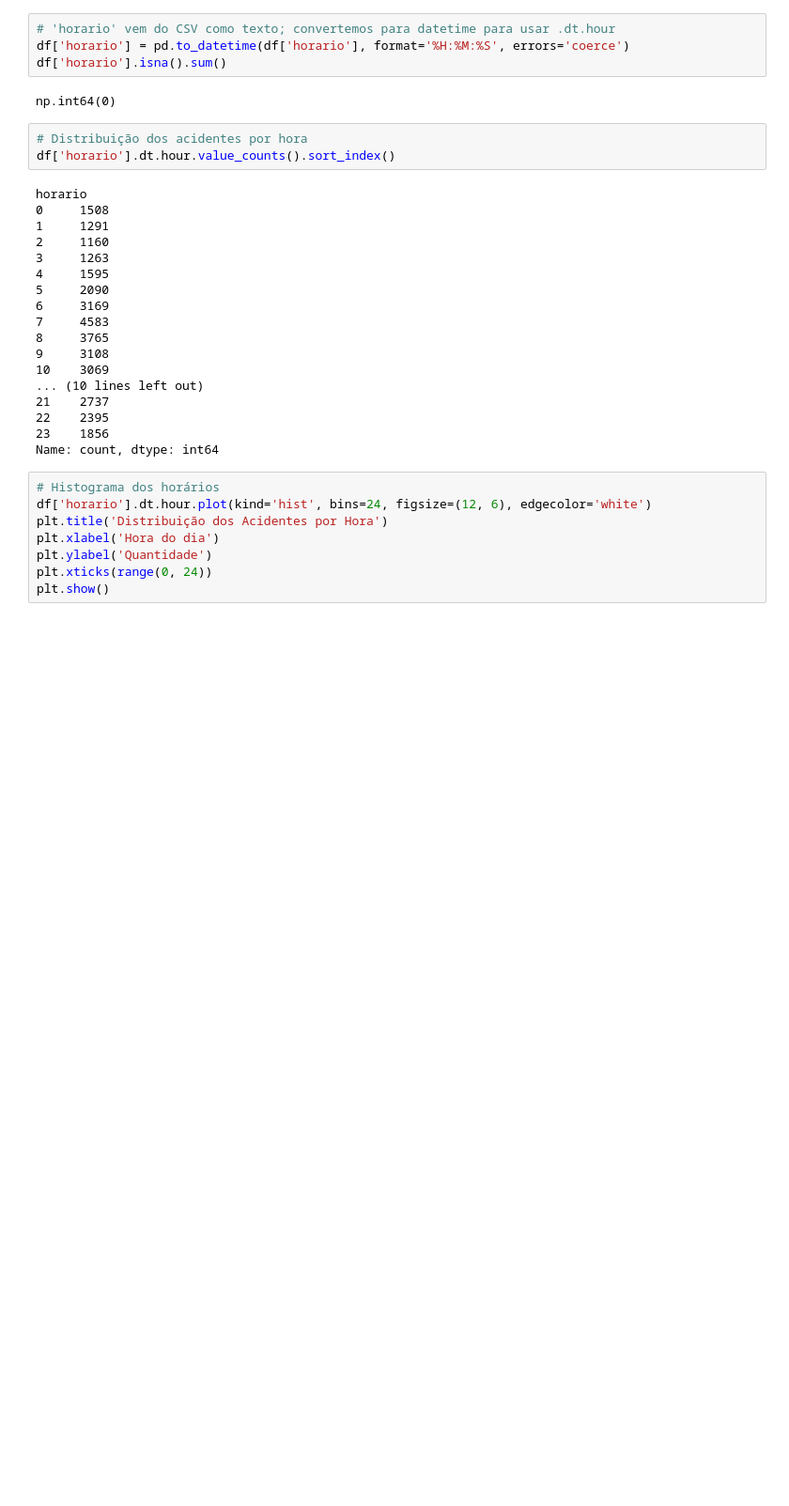
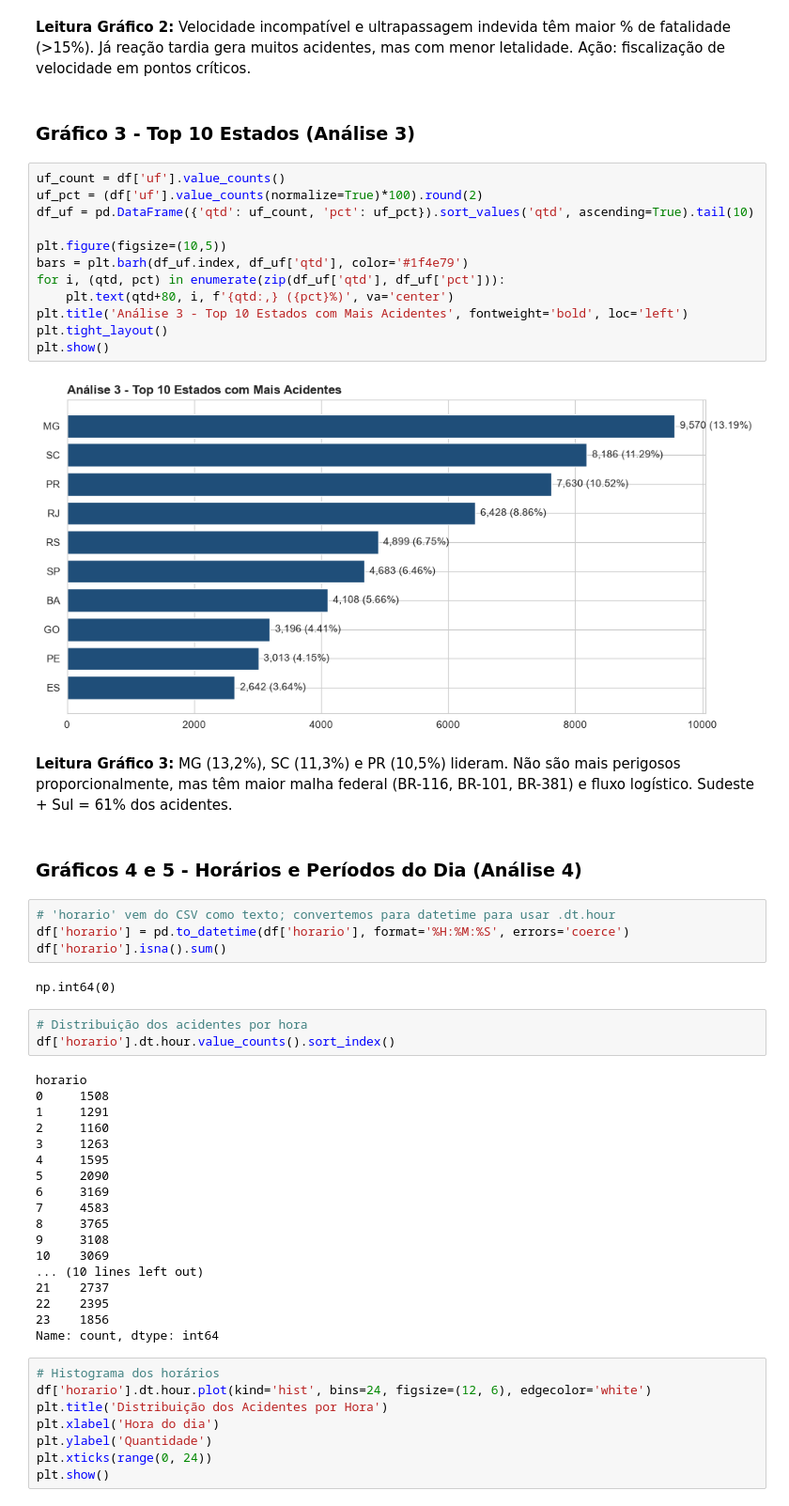
Before and after one commit to ajcasagrande-ship-it/projeto-final-ada, a Jupyter notebook: notebooks/analise.ipynb, the cells around one changed output. Shown at 94% size. Drawn from its saved outputs; the diff is of its cells as text; blank space fills up the shorter version.

```diff
--- a/notebooks/analise.ipynb
+++ b/notebooks/analise.ipynb
@@ -334,3 +313,25 @@ Name: count, dtype: int64
+# %% [markdown]
+**Leitura Gráfico 2:** Velocidade incompatível e ultrapassagem indevida têm maior % de fatalidade (>15%). Já reação tardia gera muitos acidentes, mas com menor letalidade. Ação: fiscalização de velocidade em pontos críticos.
+# %% [markdown]
+### Gráfico 3 - Top 10 Estados (Análise 3)
+# %%
+uf_count = df['uf'].value_counts()
+uf_pct = (df['uf'].value_counts(normalize=True)*100).round(2)
+df_uf = pd.DataFrame({'qtd': uf_count, 'pct': uf_pct}).sort_values('qtd', ascending=True).tail(10)
+
+plt.figure(figsize=(10,5))
+bars = plt.barh(df_uf.index, df_uf['qtd'], color='#1f4e79')
+for i, (qtd, pct) in enumerate(zip(df_uf['qtd'], df_uf['pct'])):
+    plt.text(qtd+80, i, f'{qtd:,} ({pct}%)', va='center')
+plt.title('Análise 3 - Top 10 Estados com Mais Acidentes', fontweight='bold', loc='left')
+plt.tight_layout()
+plt.show()
+# %% [output]
+[figure, added]
+# %% [markdown]
+**Leitura Gráfico 3:** MG (13,2%), SC (11,3%) e PR (10,5%) lideram. Não são mais perigosos proporcionalmente, mas têm maior malha federal (BR-116, BR-101, BR-381) e fluxo logístico. Sudeste + Sul = 61% dos acidentes.
+# %% [markdown]
+### Gráficos 4 e 5 - Horários e Períodos do Dia (Análise 4)
 # %%
 # 'horario' vem do CSV como texto; convertemos para datetime para usar .dt.hour
 df['horario'] = pd.to_datetime(df['horario'], format='%H:%M:%S', errors='coerce')
```
Also changed, not shown: parts of 56 cells of this notebook, 2 other files.
